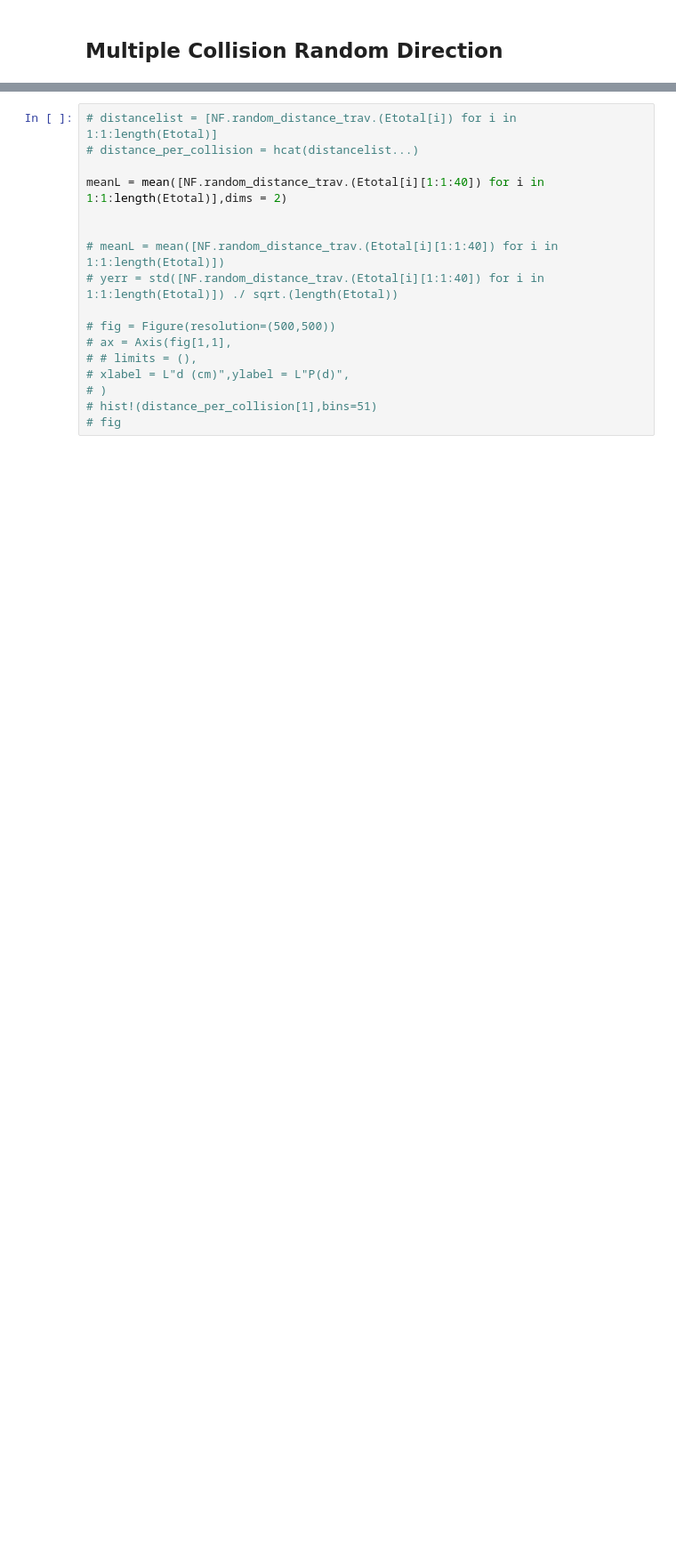
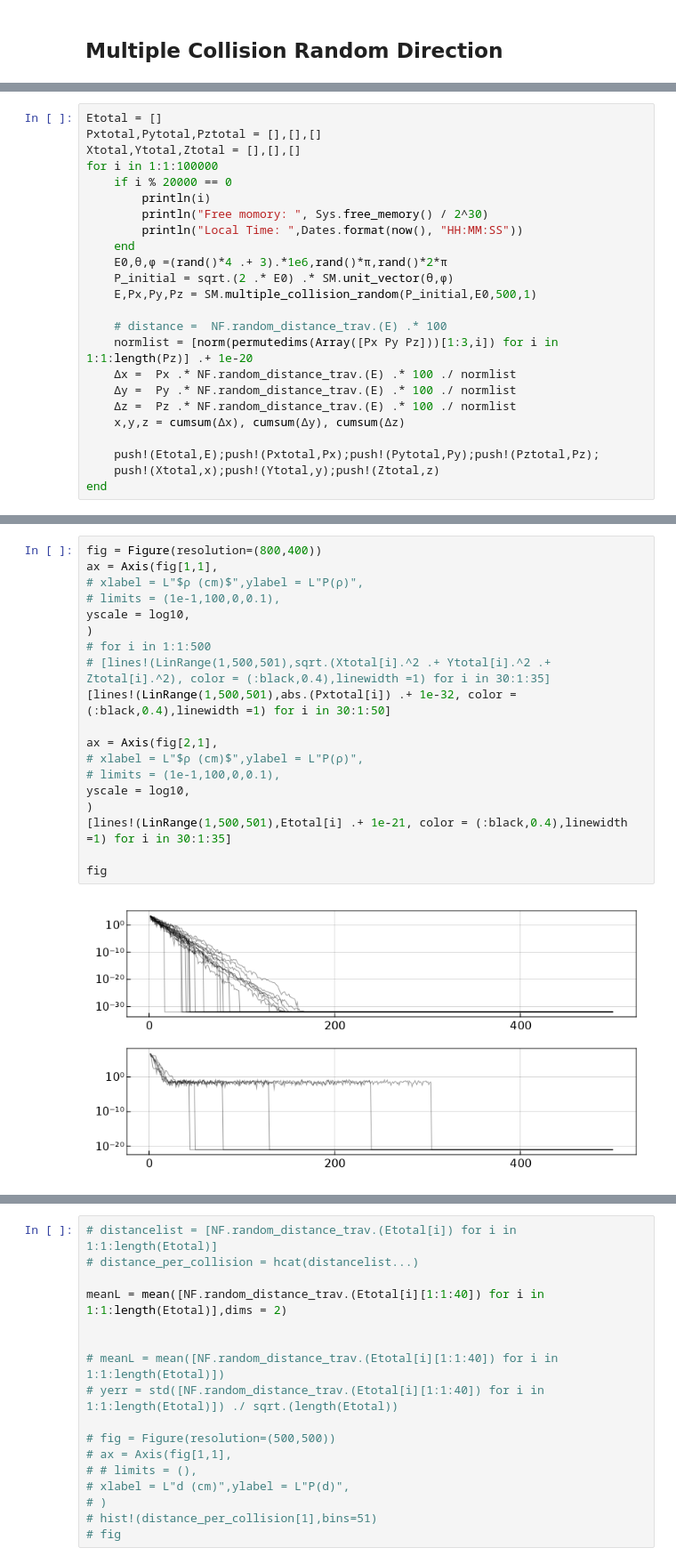
Before and after one commit to JBusink/Neutronenbron_Simulatie, a Jupyter notebook: Scripts/Simulatie.ipynb, the cells around one changed output, grey strips where cells are left out. Shown at 89% size. Saved outputs shown, nothing was run; the diff lists cells and outputs as text; blank space fills up the shorter version.

```diff
--- a/Scripts/Simulatie.ipynb
+++ b/Scripts/Simulatie.ipynb
@@ -284,0 +243,24 @@ fig
+# %%
+Etotal = []
+Pxtotal,Pytotal,Pztotal = [],[],[]
+Xtotal,Ytotal,Ztotal = [],[],[]
+for i in 1:1:100000
+    if i % 20000 == 0
+        println(i)
+        println("Free momory: ", Sys.free_memory() / 2^30)
+        println("Local Time: ",Dates.format(now(), "HH:MM:SS"))
+    end
+    E0,θ,ϕ =(rand()*4 .+ 3).*1e6,rand()*π,rand()*2*π
+    P_initial = sqrt.(2 .* E0) .* SM.unit_vector(θ,ϕ)
+    E,Px,Py,Pz = SM.multiple_collision_random(P_initial,E0,500,1)
+
+    # distance =  NF.random_distance_trav.(E) .* 100
+    normlist = [norm(permutedims(Array([Px Py Pz]))[1:3,i]) for i in 1:1:length(Pz)] .+ 1e-20
+    Δx =  Px .* NF.random_distance_trav.(E) .* 100 ./ normlist
+    Δy =  Py .* NF.random_distance_trav.(E) .* 100 ./ normlist
+    Δz =  Pz .* NF.random_distance_trav.(E) .* 100 ./ normlist
+    x,y,z = cumsum(Δx), cumsum(Δy), cumsum(Δz)
+
+    push!(Etotal,E);push!(Pxtotal,Px);push!(Pytotal,Py);push!(Pztotal,Pz);
+    push!(Xtotal,x);push!(Ytotal,y);push!(Ztotal,z)
+end
@@ -284,0 +329,21 @@ fig
+# %%
+fig = Figure(resolution=(800,400))
+ax = Axis(fig[1,1],
+# xlabel = L"$ρ (cm)$",ylabel = L"P(ρ)",
+# limits = (1e-1,100,0,0.1),
+yscale = log10,
+)
+# for i in 1:1:500
+# [lines!(LinRange(1,500,501),sqrt.(Xtotal[i].^2 .+ Ytotal[i].^2 .+ Ztotal[i].^2), color = (:black,0.4),linewidth =1) for i in 30:1:35]
+[lines!(LinRange(1,500,501),abs.(Pxtotal[i]) .+ 1e-32, color = (:black,0.4),linewidth =1) for i in 30:1:50]
+
+ax = Axis(fig[2,1],
+# xlabel = L"$ρ (cm)$",ylabel = L"P(ρ)",
+# limits = (1e-1,100,0,0.1),
+yscale = log10,
+)
+[lines!(LinRange(1,500,501),Etotal[i] .+ 1e-21, color = (:black,0.4),linewidth =1) for i in 30:1:35]
+
+fig
+# %% [output]
+[figure, added]
```
Also changed, not shown: parts of 25 cells of this notebook, 3 other files.
